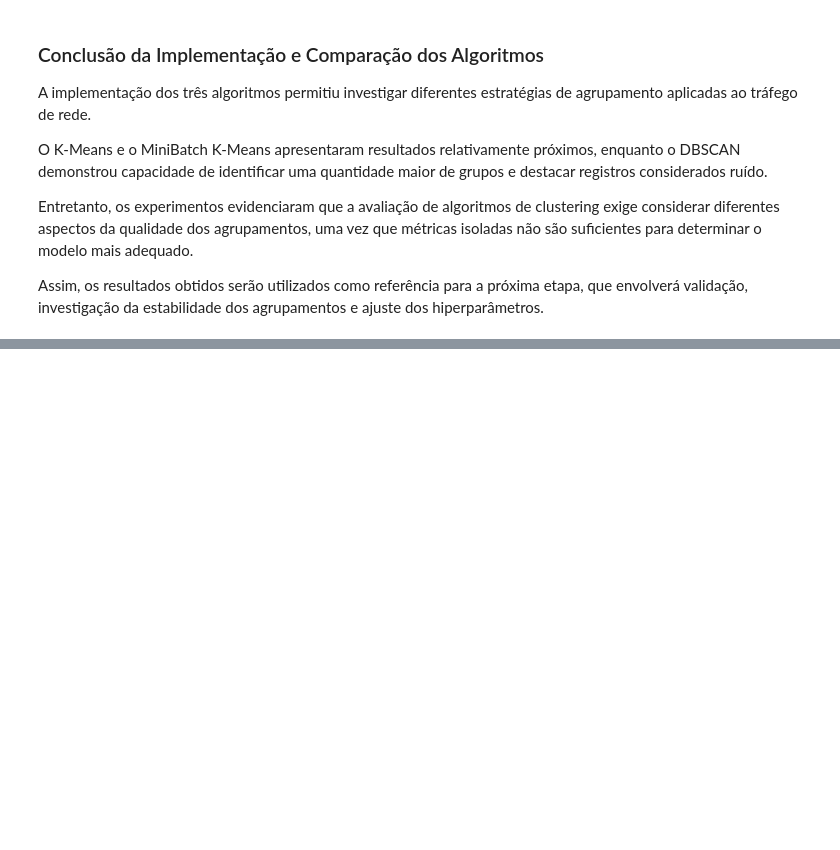
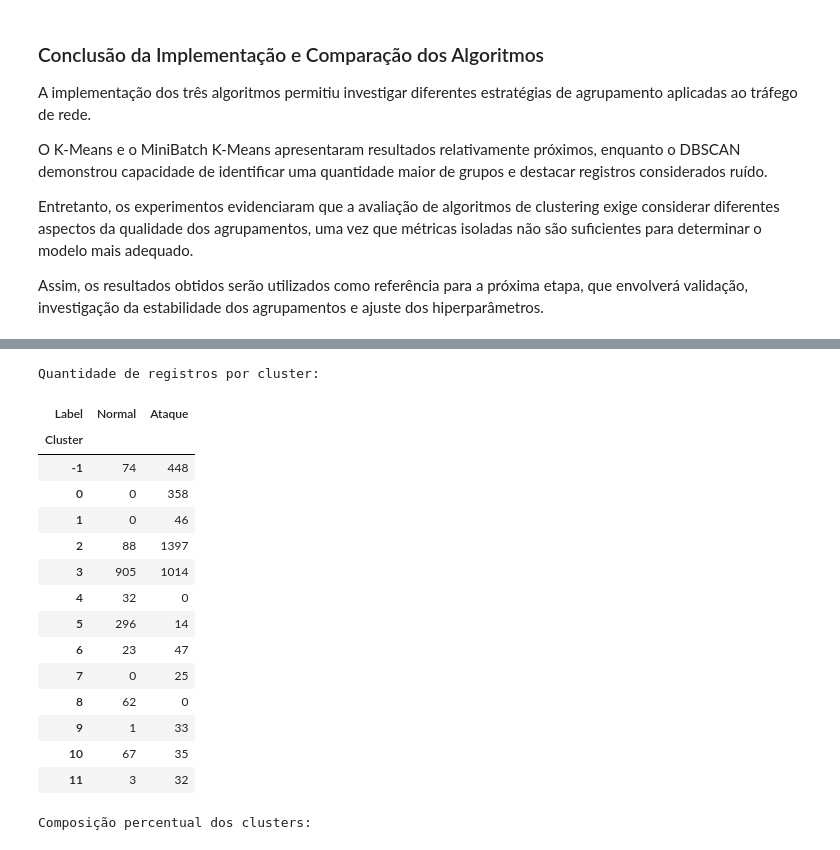
Before and after one commit to pedroemilio17/Machine_learning, a Jupyter notebook: 3_EDA_DOCUMENTADA.ipynb, the cells around one changed output, grey strips where cells are left out. Drawn from its saved outputs; the diff is of its cells as text; code cells hidden in the pictures; blank space fills up the shorter version.

```diff
--- a/3_EDA_DOCUMENTADA.ipynb
+++ b/3_EDA_DOCUMENTADA.ipynb
@@ -1829,0 +2364,66 @@ Assim, os resultados obtidos serão utilizados como referência para a próxima
+# %%
+from sklearn.cluster import DBSCAN
+import pandas as pd
+
+# Configuração candidata
+modelo_dbscan_final = DBSCAN(
+    eps=3.0,
+    min_samples=20,
+    n_jobs=-1
+)
+
+# Formação dos clusters
+clusters_dbscan_final = modelo_dbscan_final.fit_predict(
+    X_dbscan_pca
+)
+
+# Recuperar os rótulos originais pelos índices da amostra
+labels_reais = df.loc[X_dbscan.index, 'label']
+
+# Criar tabela de análise
+analise_clusters = pd.DataFrame({
+    'Cluster': clusters_dbscan_final,
+    'Label': labels_reais.to_numpy()
+})
+
+# Quantidade de registros normais e ataques por cluster
+tabela_clusters = pd.crosstab(
+    analise_clusters['Cluster'],
+    analise_clusters['Label']
+)
+
+tabela_clusters = tabela_clusters.rename(
+    columns={0: 'Normal', 1: 'Ataque'}
+)
+
+print("Quantidade de registros por cluster:")
+display(tabela_clusters)
+
+# Percentual dentro de cada cluster
+percentuais_clusters = (
+    tabela_clusters.div(
+        tabela_clusters.sum(axis=1),
+        axis=0
+    ) * 100
+)
+
+print("\nComposição percentual dos clusters:")
+display(percentuais_clusters.round(2))
+# %% [output]
+Quantidade de registros por cluster:
+| Label | Normal | Ataque |
+| Cluster |  |  |
+| -1 | 74 | 448 |
+| 0 | 0 | 358 |
+| 1 | 0 | 46 |
+| 2 | 88 | 1397 |
+| 3 | 905 | 1014 |
+| 4 | 32 | 0 |
+| 5 | 296 | 14 |
+| 6 | 23 | 47 |
+| 7 | 0 | 25 |
+| 8 | 62 | 0 |
+| 9 | 1 | 33 |
+| 10 | 67 | 35 |
+| 11 | 3 | 32 |
+Composição percentual dos clusters:
```
Also changed, not shown: parts of 31 cells of this notebook.
